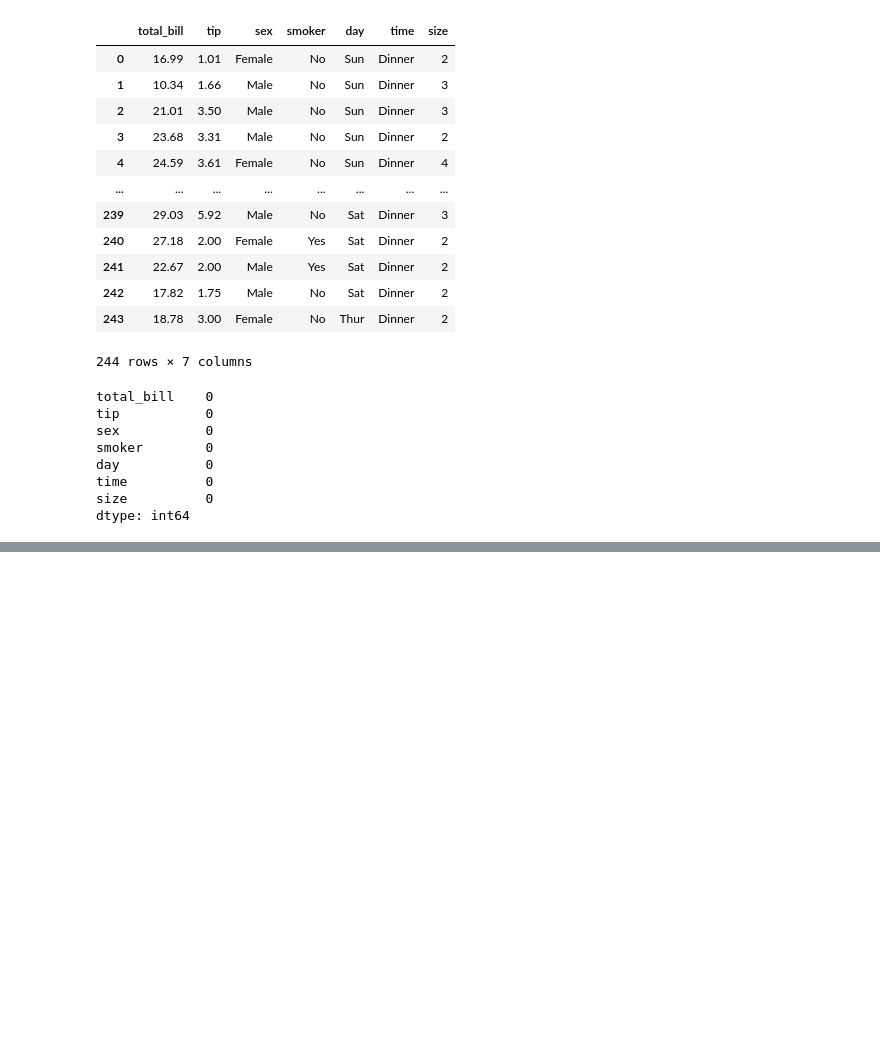
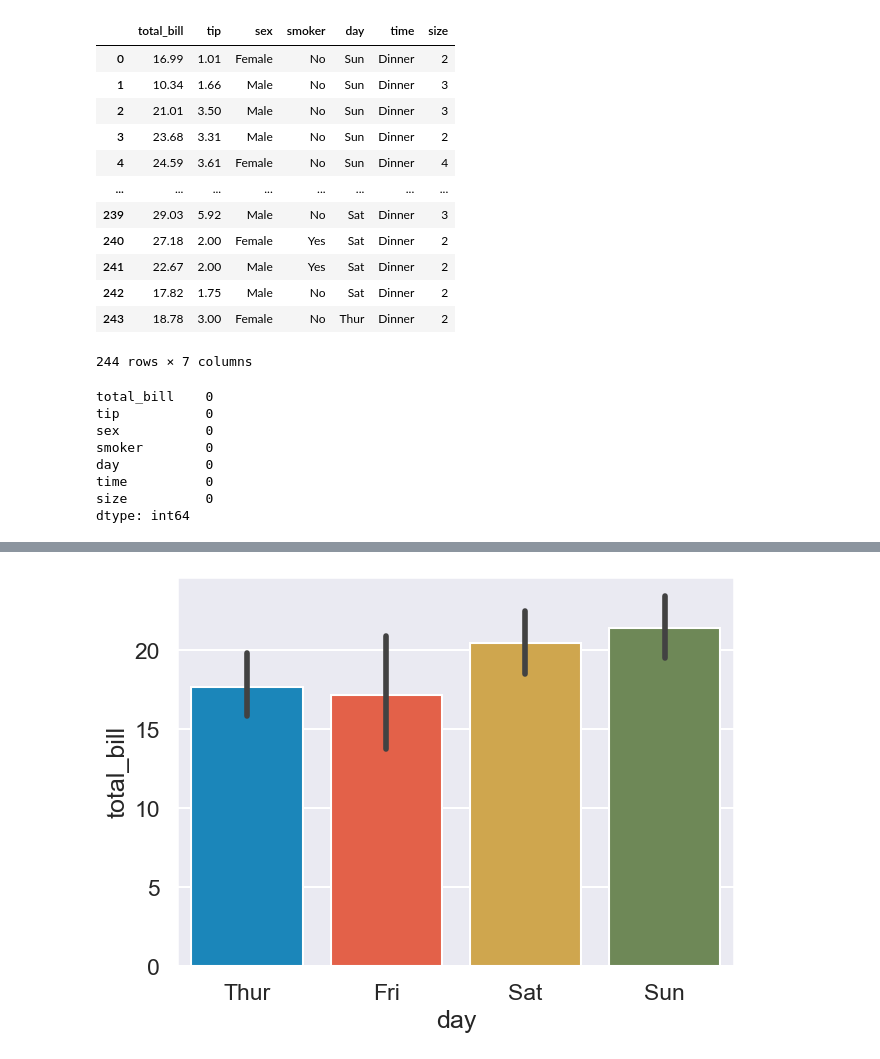
Before and after one commit to root459/DATAanalysis, a Jupyter notebook: datavisualization.ipynb, the cells around one changed output, grey strips where cells are left out. Drawn from its saved outputs; the diff is of its cells as text; code cells hidden in the pictures; blank space fills up the shorter version.

```diff
--- a/datavisualization.ipynb
+++ b/datavisualization.ipynb
@@ -355,0 +361,5 @@ bill_avg_df
+# %%
+sns.barplot(x='day',y='total_bill',data=tips_df);
+#group by is done on the 'day' or the first argument
+# %% [output]
+[figure, added]
```
Also changed, not shown: parts of 6 cells of this notebook.
